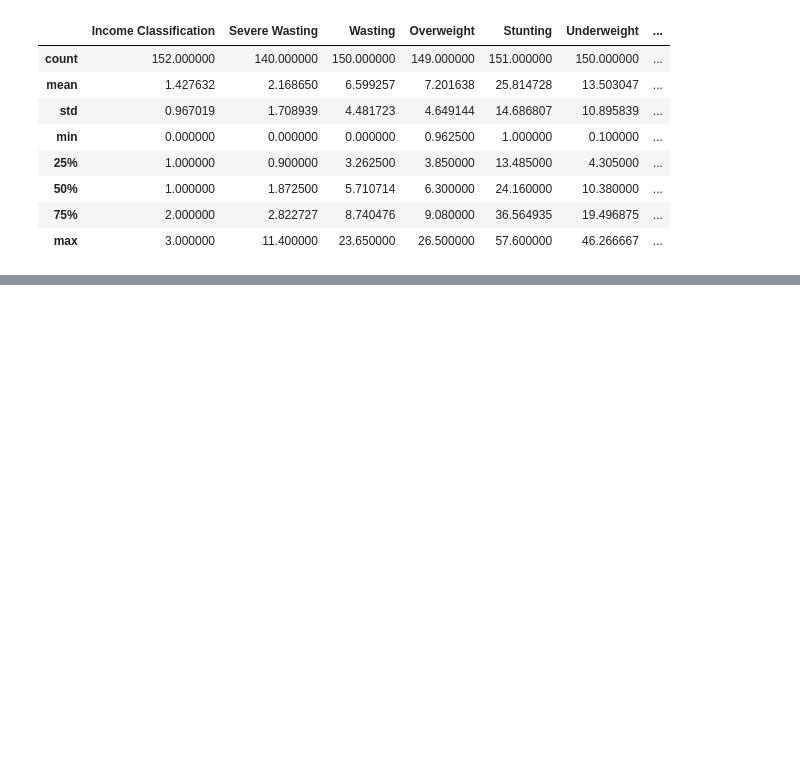
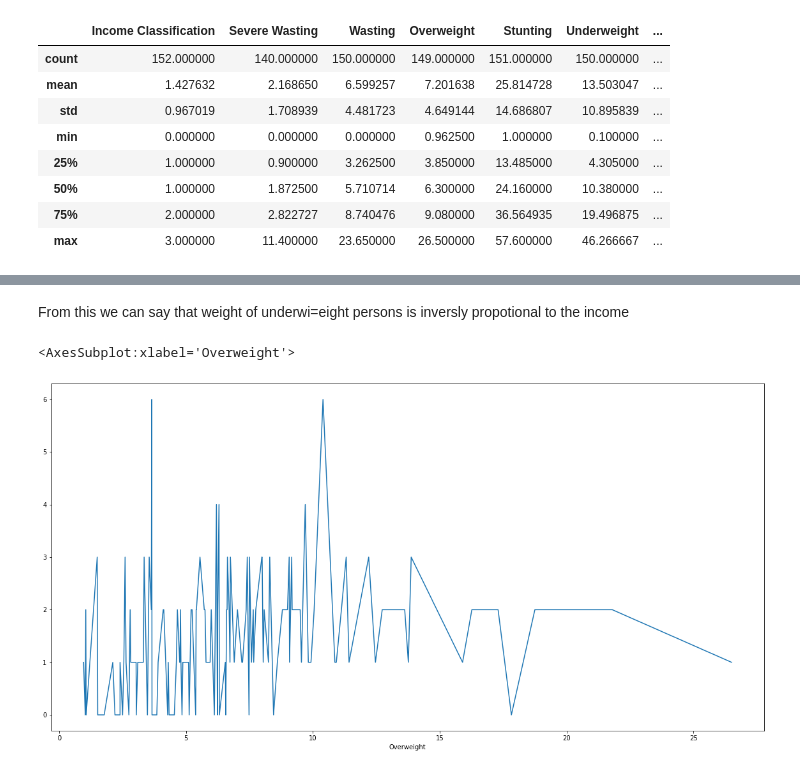
Before and after one commit to GOKU-GO/Curneu-Assessment, a Jupyter notebook: Problem statement 1- Country wise average.ipynb, the cells around one changed output, grey strips where cells are left out. Cells and saved outputs as stored; diff of their text form; code cells hidden in the pictures; blank space fills up the shorter version.

```diff
--- a/Problem statement 1- Country wise average.ipynb
+++ b/Problem statement 1- Country wise average.ipynb
@@ -69,0 +140,7 @@ datae[numerical]
+# %% [markdown]
+From this we can say that weight of underwi=eight persons is inversly propotional to the income
+# %%
+datae.groupby(['Overweight'])['Income Classification'].sum().plot(figsize = (20,10))
+# %% [output]
+<AxesSubplot:xlabel='Overweight'>
+[figure, added]
```
Also changed, not shown: parts of 17 cells of this notebook, 3 other files.
